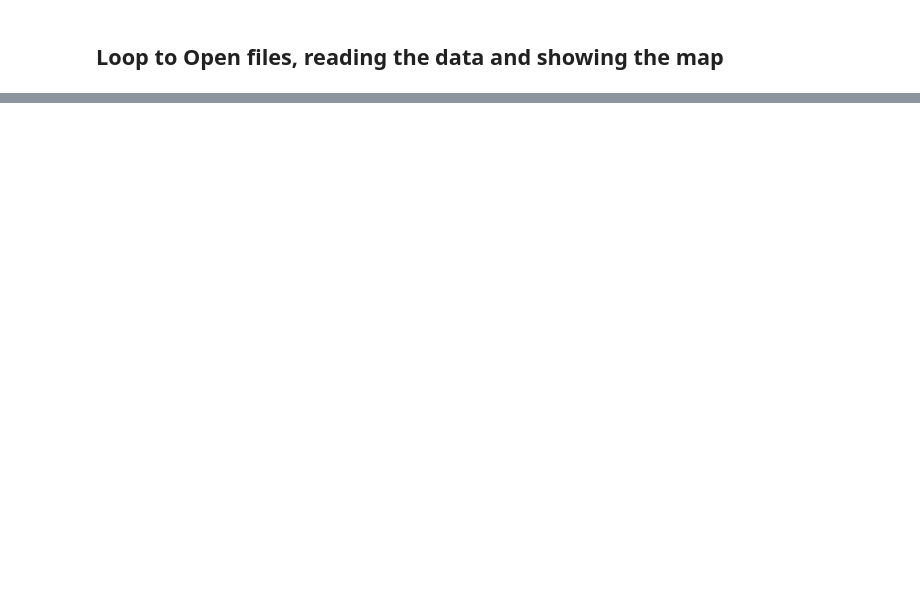
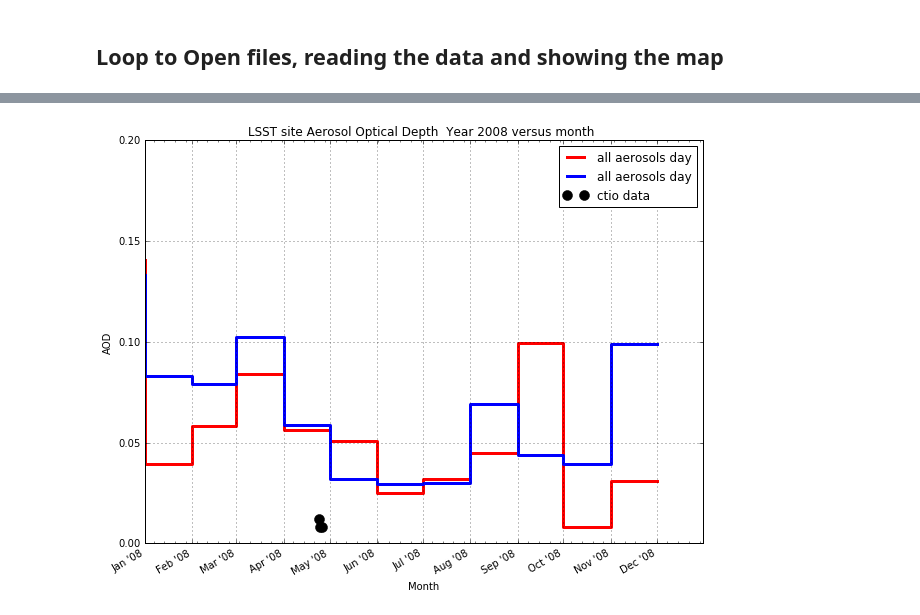
Before and after one commit to sylvielsstfr/caliopL3Ana, a Jupyter notebook: ScanAerosolsOneYear_v2.ipynb, the cells around one changed output, grey strips where cells are left out. Cells and saved outputs as stored; diff of their text form; code cells hidden in the pictures; blank space fills up the shorter version.

Commit message:
add CTIO data

```diff
--- a/ScanAerosolsOneYear_v2.ipynb
+++ b/ScanAerosolsOneYear_v2.ipynb
@@ -66,6 +66,10 @@ nightfiles_fullname=[os.path.join(fullpath_root, filename_base+'.'+nightfile_ext
 filename_pdf='aerosol_worldmap_year_'+str(year_number)+'.pdf'
 # %%
 pp = PdfPages(filename_pdf)
+# %%
+data_dates=[datetime.date(2007, 4, 24), datetime.date(2007,11, 2), datetime.date(2007,11, 3), datetime.date(2008,4,24),
+            datetime.date(2008,4,25),datetime.date(2008,4,26)]
+data_aod=np.array([0.015,0.039,0.056,0.012,0.008,0.008])
 # %% [markdown]
 ### LSST site
 # %%
@@ -337,0 +342,68 @@ plt.savefig(figfilename, bbox_inches='tight')
+# %%
+if year_number == 2007:
+
+    fig=plt.figure(figsize=(10,8))
+    ax=fig.add_subplot(1,1,1)
+
+
+    ax.plot_date(dates, all_aod_day,'r-',drawstyle='steps',label='all aerosols day',linewidth=3)
+    ax.plot_date(dates, all_aod_night,'b-',drawstyle='steps',label='all aerosols day',linewidth=3)
+
+    ax.plot_date(data_dates, data_aod,'ko',markersize=10,label='ctio data')
+
+    ax.xaxis.set_major_locator(months)
+    ax.xaxis.set_major_formatter(monthsFmt)
+    ax.xaxis.set_minor_locator(mondays)
+
+
+    title= "LSST site Aerosol Optical Depth  Year %d versus month " % year_number
+    figfilename="Images/DATACTIO_LSSTAODvsMonthY%d.pdf" %year_number
+
+    ax.set_ylabel('AOD')
+    ax.set_xlabel('Month')
+
+    ax.grid(True)
+    fig.autofmt_xdate()
+
+    plt.title(title)
+    #plt.lines.Line2D.set_linewidth(2.)
+    plt.ylim(0,0.2)
+    ax.set_xlim(['2007-01-01 00:00:00','2007-12-31 00:00:00'])
+    plt.legend(loc='best')
+    plt.savefig(figfilename, bbox_inches='tight')
+
+
+
+if year_number == 2008:
+
+    fig=plt.figure(figsize=(10,8))
+    ax=fig.add_subplot(1,1,1)
+
+
+    ax.plot_date(dates, all_aod_day,'r-',drawstyle='steps',label='all aerosols day',linewidth=3)
+    ax.plot_date(dates, all_aod_night,'b-',drawstyle='steps',label='all aerosols day',linewidth=3)
+
+    ax.plot_date(data_dates, data_aod,'ko',markersize=10,label='ctio data')
+
+    ax.xaxis.set_major_locator(months)
+    ax.xaxis.set_major_formatter(monthsFmt)
+    ax.xaxis.set_minor_locator(mondays)
+
+
+    title= "LSST site Aerosol Optical Depth  Year %d versus month " % year_number
+    figfilename="Images/DATACTIO_LSSTAODvsMonthY%d.pdf" %year_number
+
+    ax.set_ylabel('AOD')
+    ax.set_xlabel('Month')
+
+    ax.grid(True)
+    fig.autofmt_xdate()
+
+    plt.title(title)
+    #plt.lines.Line2D.set_linewidth(2.)
+    plt.ylim(0,0.2)
+    ax.set_xlim(['2008-01-01 00:00:00','2008-12-31 00:00:00'])
+    plt.legend(loc='best')
+    plt.savefig(figfilename, bbox_inches='tight')
+# %% [output]
+[figure, added]
```
Also changed, not shown: parts of 6 cells of this notebook.
